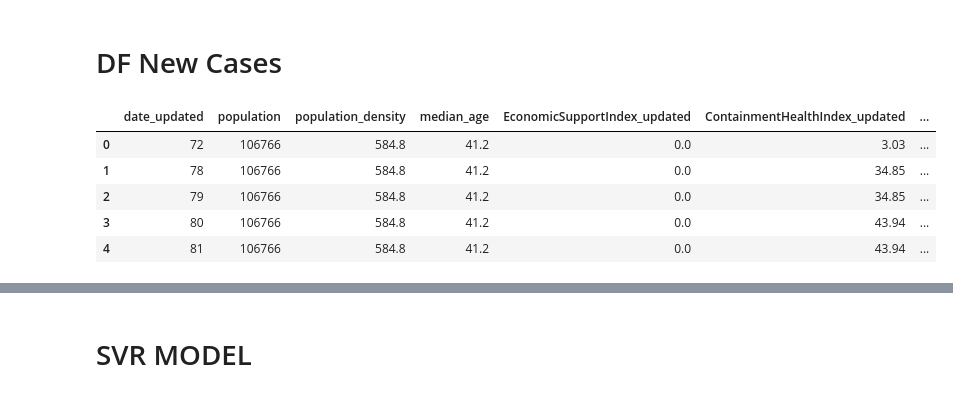
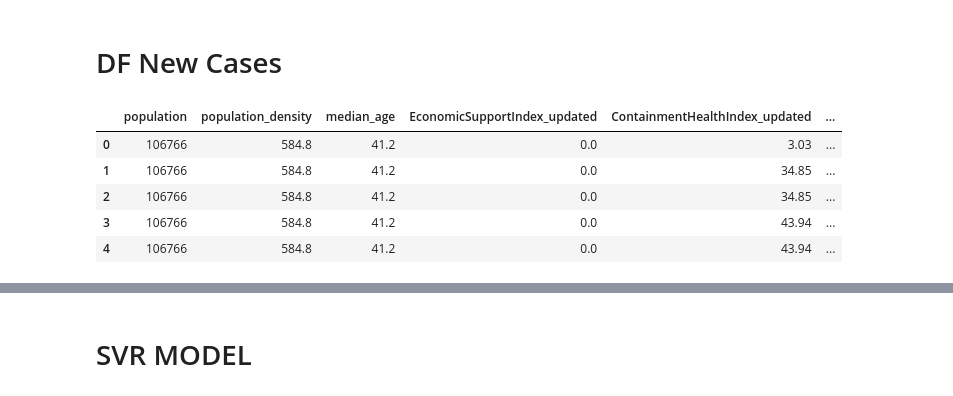
Before and after one commit to pmmfs/capstone-project, a Jupyter notebook: regulation/Analysis/reg_newcases_ml.ipynb, the cells around one changed output, grey strips where cells are left out. Saved outputs shown, nothing was run; the diff lists cells and outputs as text; code cells hidden in the pictures.

```diff
--- a/regulation/Analysis/reg_newcases_ml.ipynb
+++ b/regulation/Analysis/reg_newcases_ml.ipynb
@@ -280,15 +280,15 @@ correlation_heatmap(df_corr)
 # DF New Cases
 # %%
 # Create a df to test impact of some features on 'new cases'
-df_new_cases=df[['date_updated','population','population_density','median_age','EconomicSupportIndex_updated','ContainmentHealthIndex_updated','StringencyIndex_updated','new_cases']]
+df_new_cases=df[['population','population_density','median_age','EconomicSupportIndex_updated','ContainmentHealthIndex_updated','StringencyIndex_updated','new_cases']]
 df_new_cases.head()
 # %% [output]
-|  | date_updated | population | population_density | median_age | EconomicSupportIndex_updated | ContainmentHealthIndex_updated | ... |
-| 0 | 72 | 106766 | 584.8 | 41.2 | 0.0 | 3.03 | ... |
-| 1 | 78 | 106766 | 584.8 | 41.2 | 0.0 | 34.85 | ... |
-| 2 | 79 | 106766 | 584.8 | 41.2 | 0.0 | 34.85 | ... |
-| 3 | 80 | 106766 | 584.8 | 41.2 | 0.0 | 43.94 | ... |
-| 4 | 81 | 106766 | 584.8 | 41.2 | 0.0 | 43.94 | ... |
+|  | population | population_density | median_age | EconomicSupportIndex_updated | ContainmentHealthIndex_updated | ... |
+| 0 | 106766 | 584.8 | 41.2 | 0.0 | 3.03 | ... |
+| 1 | 106766 | 584.8 | 41.2 | 0.0 | 34.85 | ... |
+| 2 | 106766 | 584.8 | 41.2 | 0.0 | 34.85 | ... |
+| 3 | 106766 | 584.8 | 41.2 | 0.0 | 43.94 | ... |
+| 4 | 106766 | 584.8 | 41.2 | 0.0 | 43.94 | ... |
 # %%
 # Check stats
 df_new_cases.describe()
```
Also changed, not shown: parts of 11 cells of this notebook, 1 other file.
